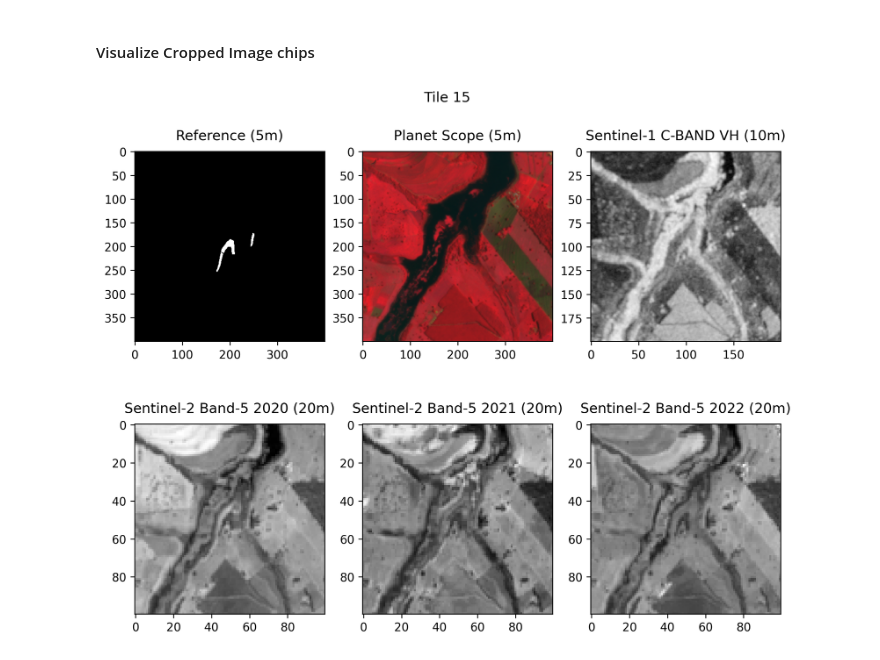
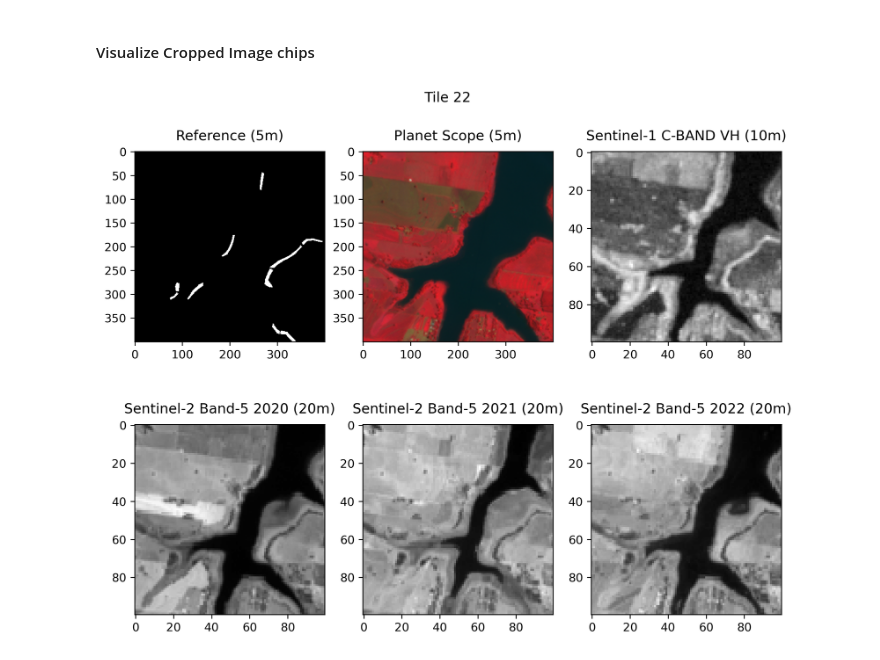
Before and after one commit to fnincao/reforestation-CNN, a Jupyter notebook: notebooks/2_crop_image_chips.ipynb, the cells around one changed output. Drawn from its saved outputs; the diff is of its cells as text; code cells hidden in the pictures.

```diff
--- a/notebooks/2_crop_image_chips.ipynb
+++ b/notebooks/2_crop_image_chips.ipynb
@@ -48,17 +48,17 @@ crop_other_img(to_crop_path='/maps/fnb25/data/images/7_sentinel2',
 # %%
 # Visualize planet chips
 #vis.viz_reference(tile_number=3)
 
 # Visualize planet chips
 #vis.viz_planet(tile_number=7)
 
 # Visualize s1 chips
 #vis.viz_s1(tile_number=8)
 
 # Visualize s2 chips
 #vis.viz_s2(tile_number=12)
 
 # Visualize all chips
-vis.viz_all(tile_number=15)
+vis.viz_all(tile_number=22)
 # %% [output]
-[figure, old version]
+[figure, new version]
```
Also changed, not shown: parts of 4 cells of this notebook, 1 other file.
